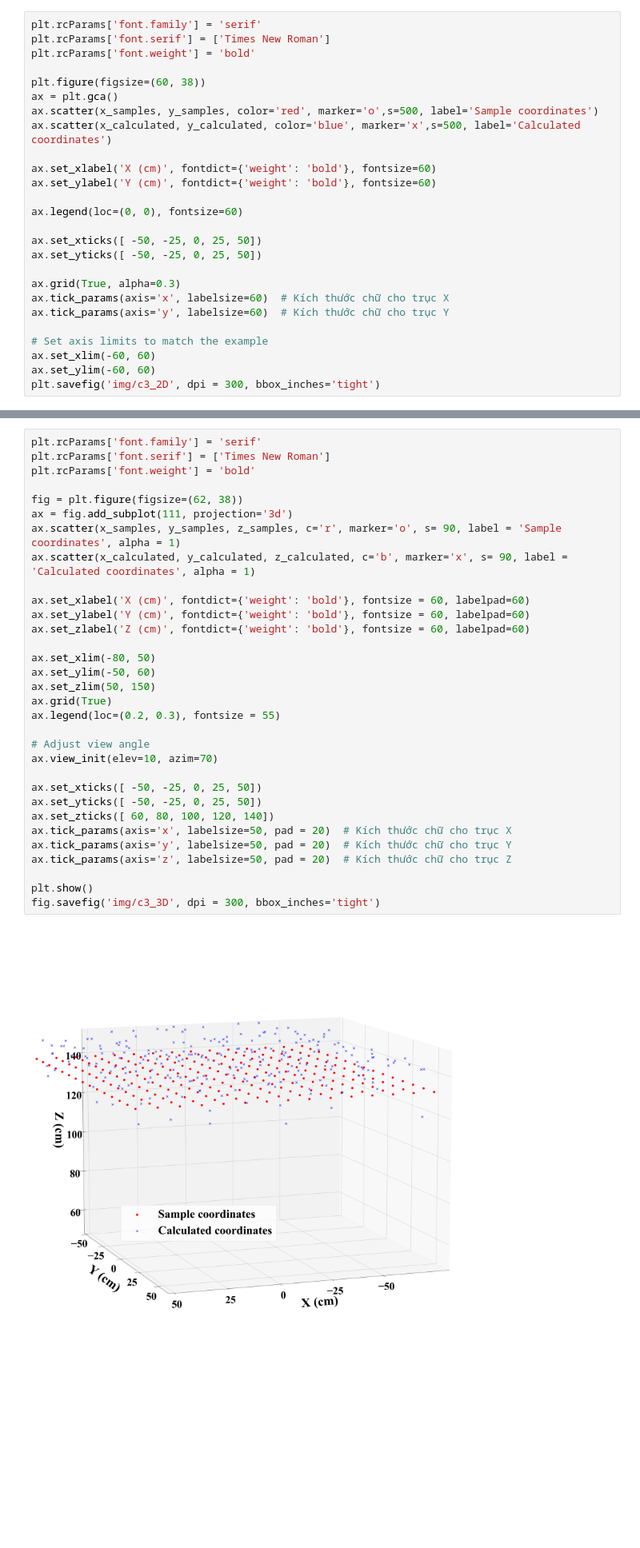
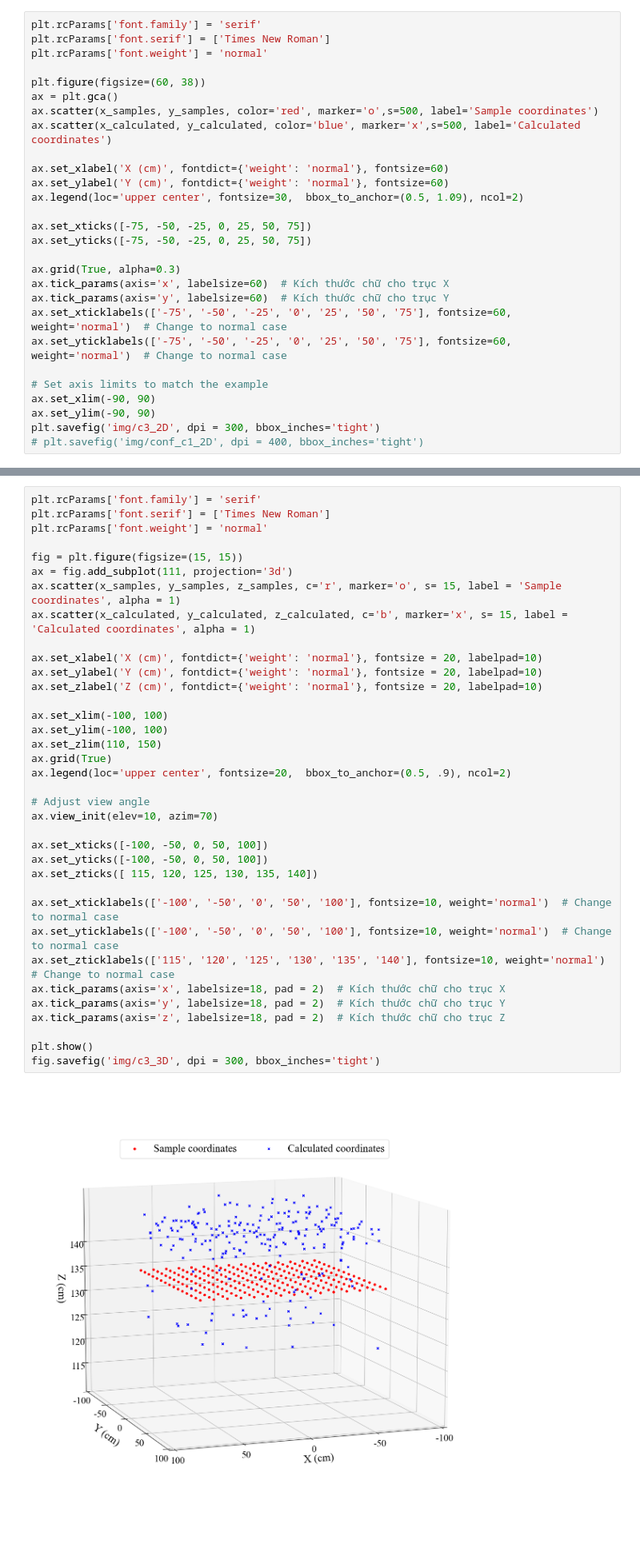
Before and after one commit to nguyendinhquan140701/LEDs_Data_Processing, a Jupyter notebook: Encode_Decode/draw/c3_position.ipynb, the cells around one changed output, grey strips where cells are left out. Shown at 80% size. Drawn from its saved outputs; the diff is of its cells as text; blank space fills up the shorter version.

```diff
--- a/Encode_Decode/draw/c3_position.ipynb
+++ b/Encode_Decode/draw/c3_position.ipynb
@@ -29,27 +29,29 @@ delta_xyz = df.loc[:, 'delta_xyz3']
 # %%
 plt.rcParams['font.family'] = 'serif'
 plt.rcParams['font.serif'] = ['Times New Roman']
-plt.rcParams['font.weight'] = 'bold'
+plt.rcParams['font.weight'] = 'normal'
 
 plt.figure(figsize=(60, 38))
 ax = plt.gca()
 ax.scatter(x_samples, y_samples, color='red', marker='o',s=500, label='Sample coordinates')
 ax.scatter(x_calculated, y_calculated, color='blue', marker='x',s=500, label='Calculated coordinates')
 
-ax.set_xlabel('X (cm)', fontdict={'weight': 'bold'}, fontsize=60)
-ax.set_ylabel('Y (cm)', fontdict={'weight': 'bold'}, fontsize=60)
+ax.set_xlabel('X (cm)', fontdict={'weight': 'normal'}, fontsize=60)
+ax.set_ylabel('Y (cm)', fontdict={'weight': 'normal'}, fontsize=60)
+ax.legend(loc='upper center', fontsize=30,  bbox_to_anchor=(0.5, 1.09), ncol=2)
 
-ax.legend(loc=(0, 0), fontsize=60)
-
-ax.set_xticks([ -50, -25, 0, 25, 50])
-ax.set_yticks([ -50, -25, 0, 25, 50])
+ax.set_xticks([-75, -50, -25, 0, 25, 50, 75])
+ax.set_yticks([-75, -50, -25, 0, 25, 50, 75])
 
 ax.grid(True, alpha=0.3)
 ax.tick_params(axis='x', labelsize=60)  # Kích thước chữ cho trục X
 ax.tick_params(axis='y', labelsize=60)  # Kích thước chữ cho trục Y
+ax.set_xticklabels(['-75', '-50', '-25', '0', '25', '50', '75'], fontsize=60, weight='normal')  # Change to normal case
+ax.set_yticklabels(['-75', '-50', '-25', '0', '25', '50', '75'], fontsize=60, weight='normal')  # Change to normal case
 
 # Set axis limits to match the example
-ax.set_xlim(-60, 60)
-ax.set_ylim(-60, 60)
+ax.set_xlim(-90, 90)
+ax.set_ylim(-90, 90)
 plt.savefig('img/c3_2D', dpi = 300, bbox_inches='tight')
+# plt.savefig('img/conf_c1_2D', dpi = 400, bbox_inches='tight')
 # %% [output]
@@ -57,37 +91,41 @@ plt.savefig('img/c3_2D', dpi = 300, bbox_inches='tight')
 # %%
 plt.rcParams['font.family'] = 'serif'
 plt.rcParams['font.serif'] = ['Times New Roman']
-plt.rcParams['font.weight'] = 'bold'
+plt.rcParams['font.weight'] = 'normal'
 
-fig = plt.figure(figsize=(62, 38))
+fig = plt.figure(figsize=(15, 15))
 ax = fig.add_subplot(111, projection='3d')
-ax.scatter(x_samples, y_samples, z_samples, c='r', marker='o', s= 90, label = 'Sample coordinates', alpha = 1)
-ax.scatter(x_calculated, y_calculated, z_calculated, c='b', marker='x', s= 90, label = 'Calculated coordinates', alpha = 1)
+ax.scatter(x_samples, y_samples, z_samples, c='r', marker='o', s= 15, label = 'Sample coordinates', alpha = 1)
+ax.scatter(x_calculated, y_calculated, z_calculated, c='b', marker='x', s= 15, label = 'Calculated coordinates', alpha = 1)
 
-ax.set_xlabel('X (cm)', fontdict={'weight': 'bold'}, fontsize = 60, labelpad=60)
-ax.set_ylabel('Y (cm)', fontdict={'weight': 'bold'}, fontsize = 60, labelpad=60)
-ax.set_zlabel('Z (cm)', fontdict={'weight': 'bold'}, fontsize = 60, labelpad=60)
+ax.set_xlabel('X (cm)', fontdict={'weight': 'normal'}, fontsize = 20, labelpad=10)
+ax.set_ylabel('Y (cm)', fontdict={'weight': 'normal'}, fontsize = 20, labelpad=10)
+ax.set_zlabel('Z (cm)', fontdict={'weight': 'normal'}, fontsize = 20, labelpad=10)
 
-ax.set_xlim(-80, 50)
-ax.set_ylim(-50, 60)
-ax.set_zlim(50, 150)
+ax.set_xlim(-100, 100)
+ax.set_ylim(-100, 100)
+ax.set_zlim(110, 150)
 ax.grid(True)
-ax.legend(loc=(0.2, 0.3), fontsize = 55)
+ax.legend(loc='upper center', fontsize=20,  bbox_to_anchor=(0.5, .9), ncol=2)
 
 # Adjust view angle
 ax.view_init(elev=10, azim=70)
 
-ax.set_xticks([ -50, -25, 0, 25, 50])
-ax.set_yticks([ -50, -25, 0, 25, 50])
-ax.set_zticks([ 60, 80, 100, 120, 140])
-ax.tick_params(axis='x', labelsize=50, pad = 20)  # Kích thước chữ cho trục X
-ax.tick_params(axis='y', labelsize=50, pad = 20)  # Kích thước chữ cho trục Y
-ax.tick_params(axis='z', labelsize=50, pad = 20)  # Kích thước chữ cho trục Z
+ax.set_xticks([-100, -50, 0, 50, 100])
+ax.set_yticks([-100, -50, 0, 50, 100])
+ax.set_zticks([ 115, 120, 125, 130, 135, 140])
+
+ax.set_xticklabels(['-100', '-50', '0', '50', '100'], fontsize=10, weight='normal')  # Change to normal case
+ax.set_yticklabels(['-100', '-50', '0', '50', '100'], fontsize=10, weight='normal')  # Change to normal case
+ax.set_zticklabels(['115', '120', '125', '130', '135', '140'], fontsize=10, weight='normal')  # Change to normal case
+ax.tick_params(axis='x', labelsize=18, pad = 2)  # Kích thước chữ cho trục X
+ax.tick_params(axis='y', labelsize=18, pad = 2)  # Kích thước chữ cho trục Y
+ax.tick_params(axis='z', labelsize=18, pad = 2)  # Kích thước chữ cho trục Z
 
 plt.show()
 fig.savefig('img/c3_3D', dpi = 300, bbox_inches='tight')
 # %% [output]
-[figure, old version]
+[figure, new version]
 # %%
 plt.rcParams['font.family'] = 'serif'
 plt.rcParams['font.serif'] = ['Times New Roman']
```
Also changed, not shown: parts of 5 cells of this notebook, 2 other files.
